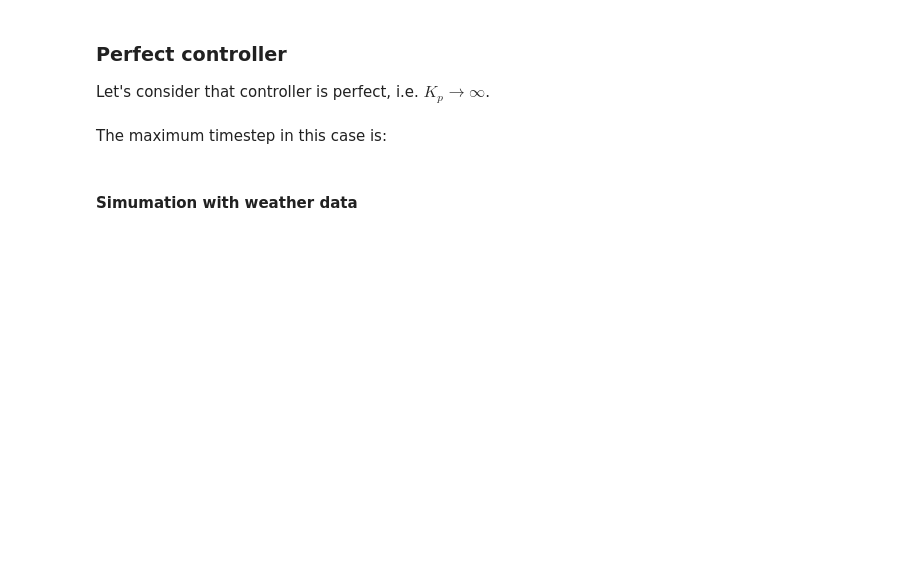
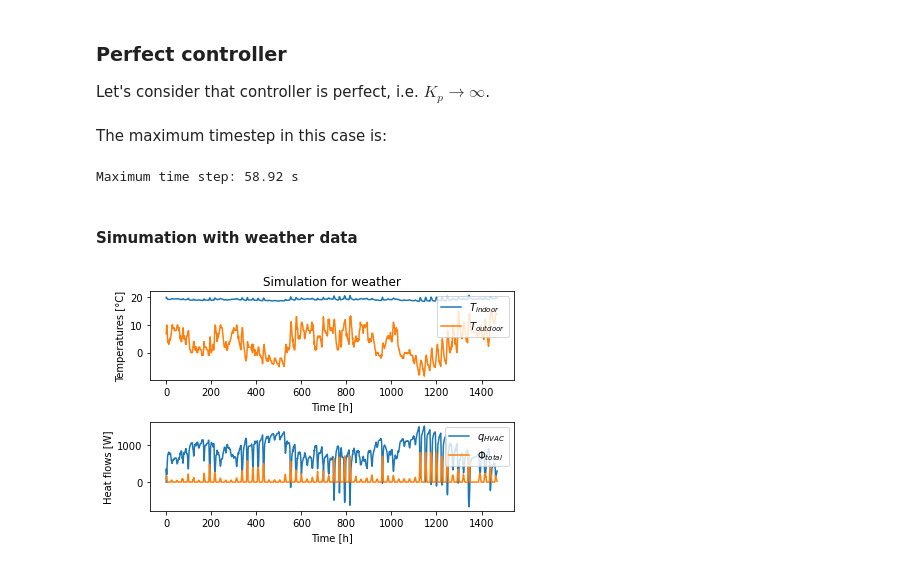
Before and after one commit to cmg-git/dm4bem, a Jupyter notebook: t05AssTC.ipynb, the cells around one changed output. Cells and saved outputs as stored; diff of their text form; code cells hidden in the pictures; blank space fills up the shorter version.

```diff
--- a/t05AssTC.ipynb
+++ b/t05AssTC.ipynb
@@ -262,15 +265,18 @@ Kp = 1e3    # P-controler gain, Kp -> ∞
 # %% [markdown]
 The maximum timestep in this case is:
 # %%
-TCa = t05_func.thermal_circuit(Kp)
+TCa = tuto_func.thermal_circuit(Kp)
 [As, Bs, Cs, Ds] = dm4bem.tc2ss(
     TCa['A'], TCa['G'], TCa['b'], TCa['C'], TCa['f'], TCa['y'])
 dtmax = min(-2. / np.linalg.eig(As)[0])
 print(f'Maximum time step: {dtmax:.2f} s')
+# %% [output]
+Maximum time step: 58.92 s
 # %% [markdown]
 #### Simumation with weather data
 # %%
 dt = 50
-t05_func.simulation_with_weather(
-    filename, start_date, end_date, dt,
-    As, Bs, Cs, Ds, Kp)
+tuto_func.P_control(filename, start_date, end_date, dt,
+                                  As, Bs, Cs, Ds, Kp)
+# %% [output]
+[figure, added]
```
Also changed, not shown: parts of 6 cells of this notebook, 2 other files.
